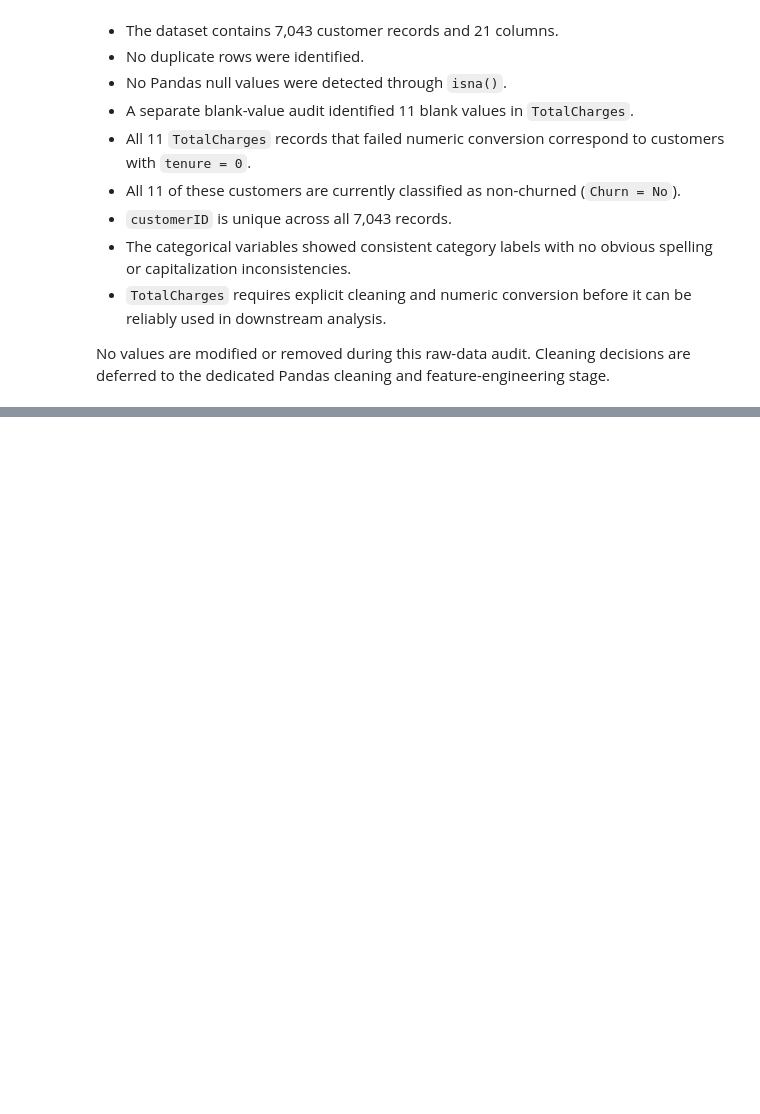
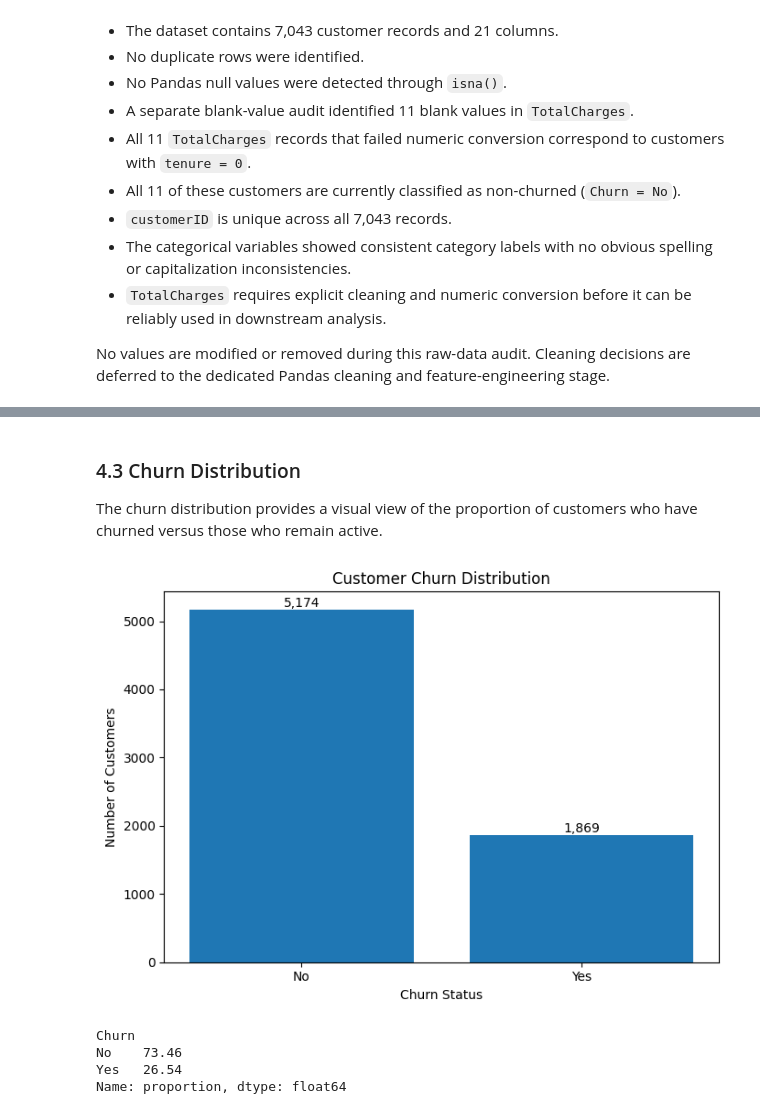
Before and after one commit to roshitha-nair/saas-subscription-churn-prediction-analysis, a Jupyter notebook: notebooks/00_eda.ipynb, the cells around one changed output, grey strips where cells are left out. Cells and saved outputs as stored; diff of their text form; code cells hidden in the pictures; blank space fills up the shorter version.

Commit message:
feat: add churn baseline and numerical EDA

```diff
--- a/notebooks/00_eda.ipynb
+++ b/notebooks/00_eda.ipynb
@@ -360,0 +420,44 @@ No values are modified or removed during this raw-data audit. Cleaning decisions
+# %% [markdown]
+### 4.3 Churn Distribution
+
+The churn distribution provides a visual view of the proportion of customers who have churned versus those who remain active.
+# %%
+churn_counts = df["Churn"].value_counts()
+
+plt.figure(figsize=(7, 5))
+
+plt.bar(
+    churn_counts.index,
+    churn_counts.values
+)
+
+plt.title("Customer Churn Distribution")
+plt.xlabel("Churn Status")
+plt.ylabel("Number of Customers")
+
+for i, value in enumerate(churn_counts.values):
+    plt.text(
+        i,
+        value,
+        f"{value:,}",
+        ha="center",
+        va="bottom"
+    )
+
+plt.tight_layout()
+plt.show()
+# %% [output]
+[figure, added]
+# %%
+churn_percentages = (
+    df["Churn"]
+    .value_counts(normalize=True)
+    .mul(100)
+)
+
+churn_percentages
+# %% [output]
+Churn
+No    73.46
+Yes   26.54
+Name: proportion, dtype: float64
```
Also changed, not shown: parts of 23 cells of this notebook, 1 other file.
